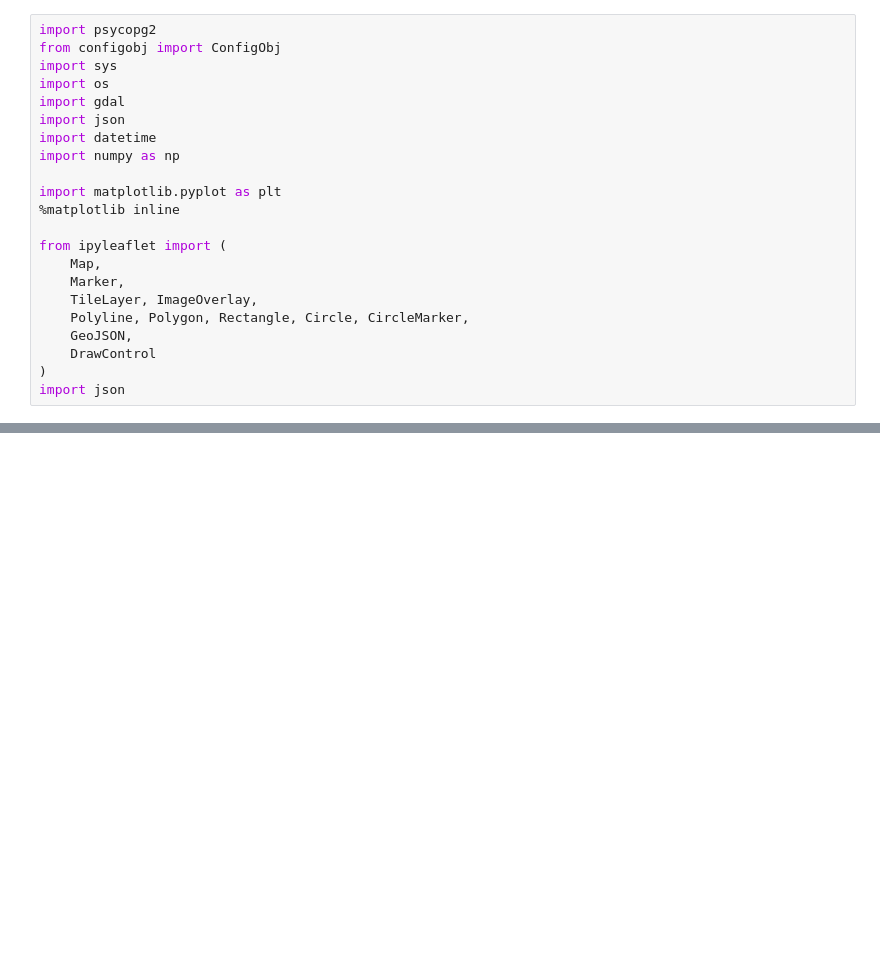
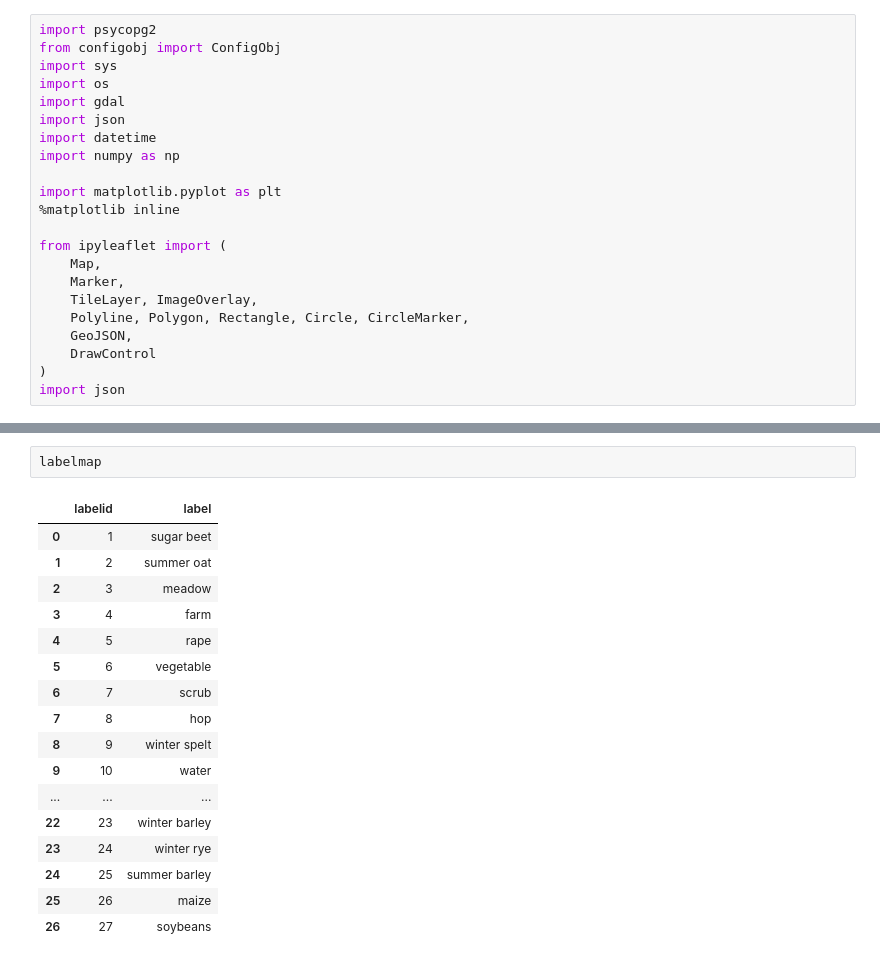
Before and after one commit to MarcCoru/S2preprocessing, a Jupyter notebook: dbviz.ipynb, the cells around one changed output, grey strips where cells are left out. Cells and saved outputs as stored; diff of their text form; blank space fills up the shorter version.

```diff
--- a/dbviz.ipynb
+++ b/dbviz.ipynb
@@ -269,0 +286,20 @@ conn.close()
+# %%
+labelmap
+# %% [output]
+|  | labelid | label |
+| 0 | 1 | sugar beet |
+| 1 | 2 | summer oat |
+| 2 | 3 | meadow |
+| 3 | 4 | farm |
+| 4 | 5 | rape |
+| 5 | 6 | vegetable |
+| 6 | 7 | scrub |
+| 7 | 8 | hop |
+| 8 | 9 | winter spelt |
+| 9 | 10 | water |
+| ... | ... | ... |
+| 22 | 23 | winter barley |
+| 23 | 24 | winter rye |
+| 24 | 25 | summer barley |
+| 25 | 26 | maize |
+| 26 | 27 | soybeans |
```
Also changed, not shown: parts of 17 cells of this notebook, 3 other files.
